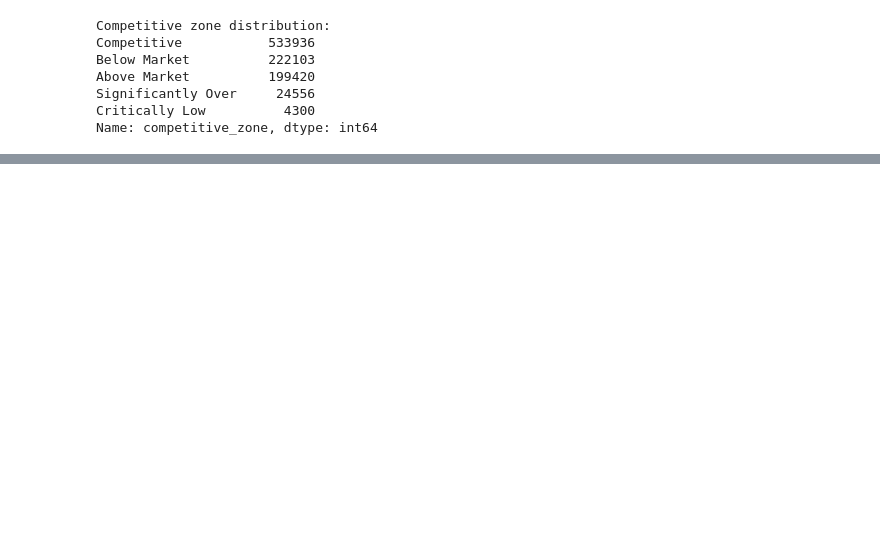
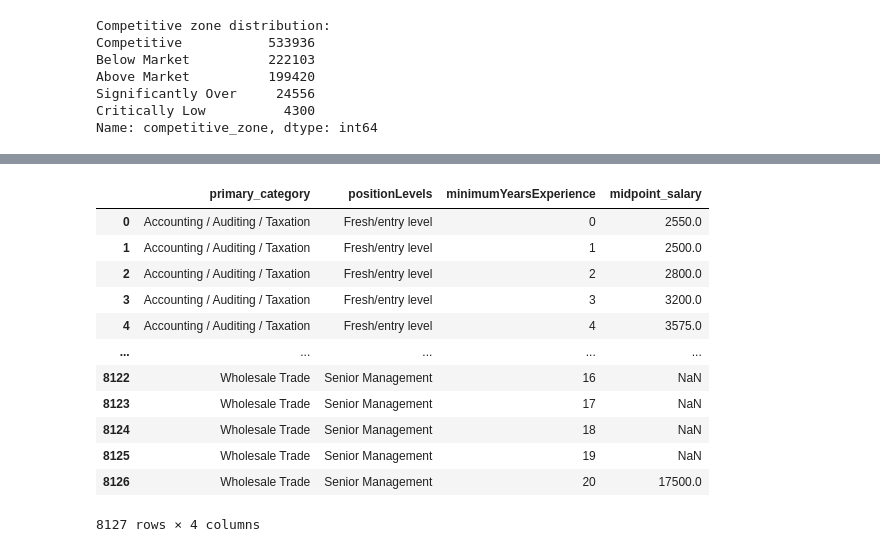
Before and after one commit to oasisgem/Module1Hackathon, a Jupyter notebook: job_postings_salary_benchmark.ipynb, the cells around one changed output, grey strips where cells are left out. Drawn from its saved outputs; the diff is of its cells as text; code cells hidden in the pictures; blank space fills up the shorter version.

```diff
--- a/job_postings_salary_benchmark.ipynb
+++ b/job_postings_salary_benchmark.ipynb
@@ -738,0 +582,24 @@ dtype: object
+# %%
+# Groups jobs by: Category (e.g. IT, Finance), Position level (e.g., Executive, Manager), Years of experience
+# then compute the median salary for each group
+# note that median is used instead of mean because high paying outliers can distort averages
+# median is a good representation of the typical market salary for each group
+# therefore we recommend salary based on the median of comparable roles (same category, level, and experience)
+salary_table = df.groupby(
+    ["primary_category", "positionLevels", "minimumYearsExperience"]
+)["midpoint_salary"].median().reset_index()
+salary_table
+# %% [output]
+|  | primary_category | positionLevels | minimumYearsExperience | midpoint_salary |
+| 0 | Accounting / Auditing / Taxation | Fresh/entry level | 0 | 2550.0 |
+| 1 | Accounting / Auditing / Taxation | Fresh/entry level | 1 | 2500.0 |
+| 2 | Accounting / Auditing / Taxation | Fresh/entry level | 2 | 2800.0 |
+| 3 | Accounting / Auditing / Taxation | Fresh/entry level | 3 | 3200.0 |
+| 4 | Accounting / Auditing / Taxation | Fresh/entry level | 4 | 3575.0 |
+| ... | ... | ... | ... | ... |
+| 8122 | Wholesale Trade | Senior Management | 16 | NaN |
+| 8123 | Wholesale Trade | Senior Management | 17 | NaN |
+| 8124 | Wholesale Trade | Senior Management | 18 | NaN |
+| 8125 | Wholesale Trade | Senior Management | 19 | NaN |
+| 8126 | Wholesale Trade | Senior Management | 20 | 17500.0 |
+8127 rows × 4 columns
```
Also changed, not shown: parts of 37 cells of this notebook.
